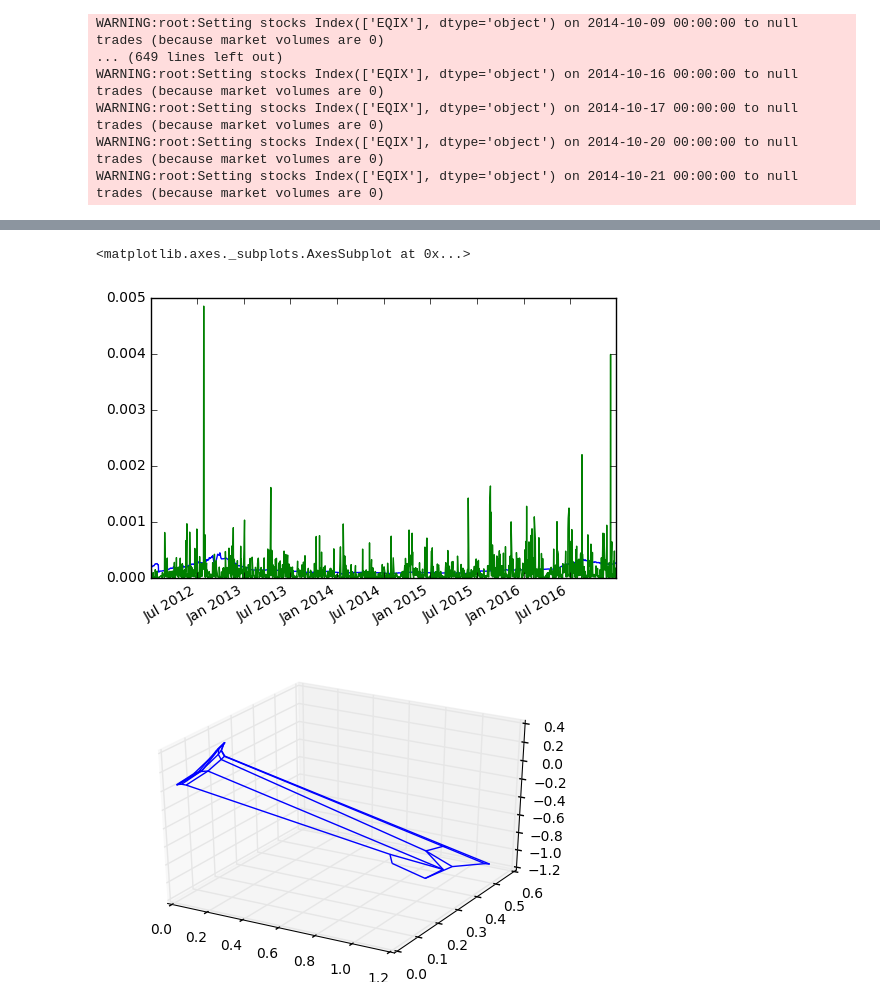
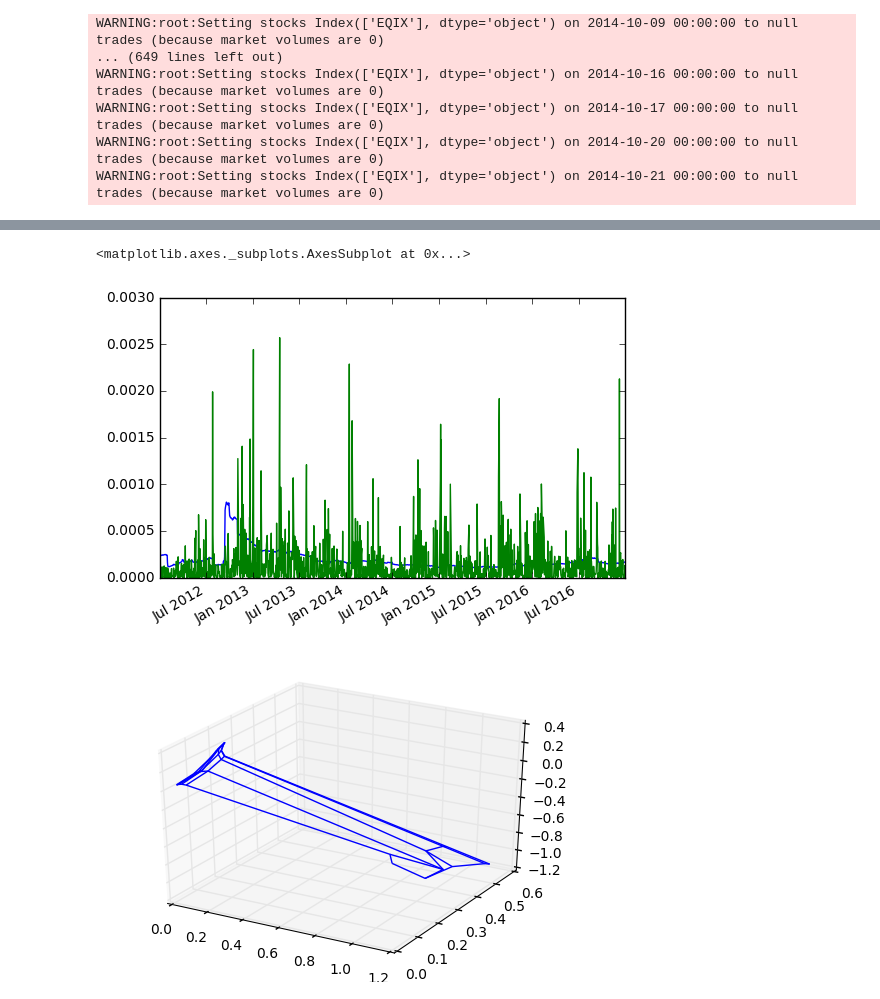
Before and after one commit to cvxgrp/cvxportfolio, a Jupyter notebook: SinglePeriodOptimizationExample.ipynb, the cells around one changed output, grey strips where cells are left out. Drawn from its saved outputs; the diff is of its cells as text; code cells hidden in the pictures.

```diff
--- a/SinglePeriodOptimizationExample.ipynb
+++ b/SinglePeriodOptimizationExample.ipynb
@@ -232,11 +230,11 @@ $\gamma^\mathrm{risk}$ & $\gamma^\mathrm{trade}$ &                       &
 \bottomrule
 \end{tabular}
 # %%
-results[(.5,50)].policy_FactorModelSigma.plot()
-(results[(.5,50)].returns**2).plot()
+results[(.5,60)].policy_FactorModelSigma.plot()
+(results[(.5,60)].returns**2).plot()
 # %% [output]
 <matplotlib.axes._subplots.AxesSubplot at 0x...>
-[figure, old version]
+[figure, new version]
 # %%
 Z=result_df.applymap(lambda x: x.mean_return)
 Y=result_df.applymap(lambda x: x.volatility)
```
Also changed, not shown: parts of 11 cells of this notebook, 1 other file.
